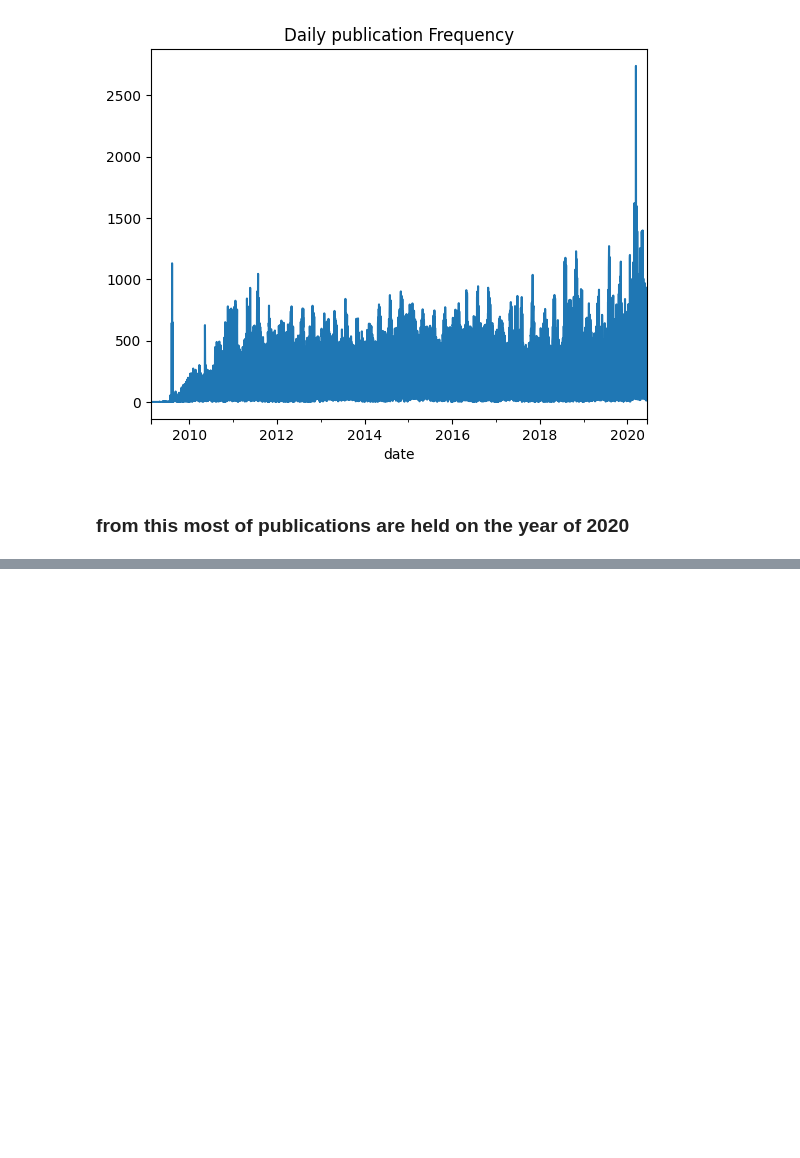
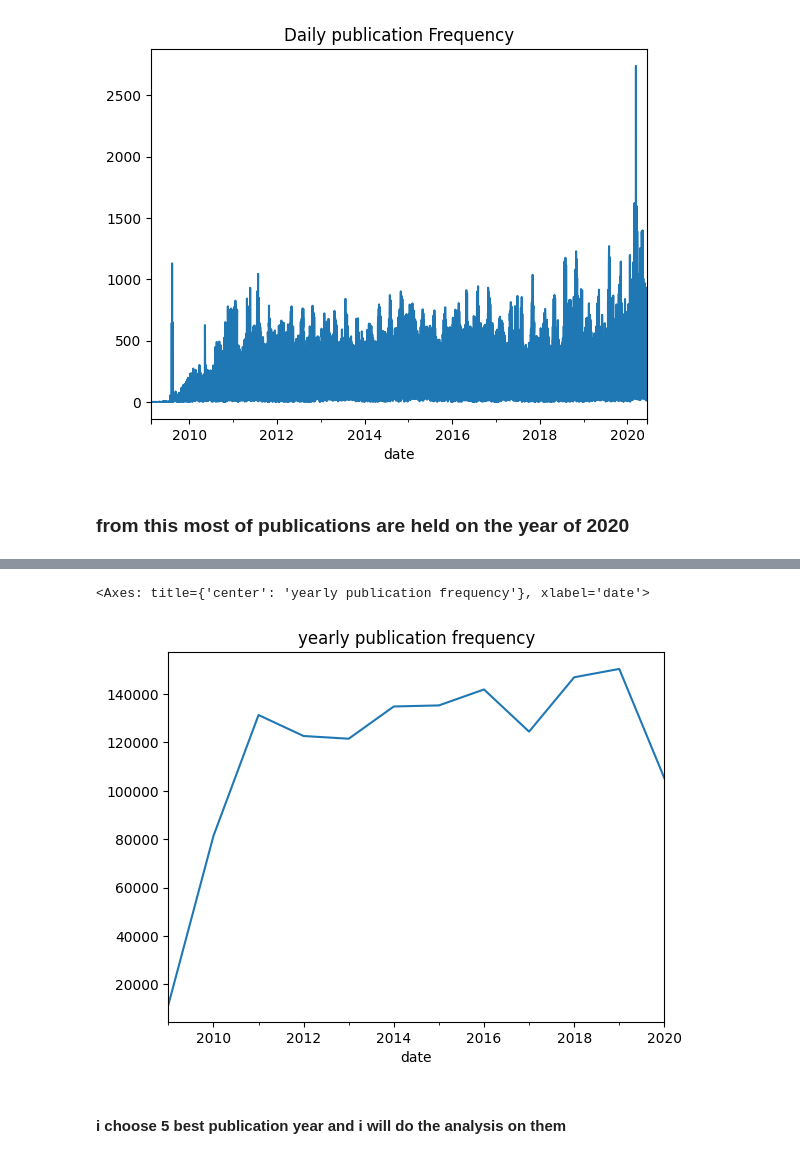
Before and after one commit to Bereket-07/Financial-News-Sentiment-and-Stock-Market-Analysis, a Jupyter notebook: notebooks/__init__.ipynb, the cells around one changed output, grey strips where cells are left out. Drawn from its saved outputs; the diff is of its cells as text; code cells hidden in the pictures; blank space fills up the shorter version.

```diff
--- a/notebooks/__init__.ipynb
+++ b/notebooks/__init__.ipynb
@@ -114,0 +152,3 @@ resample_data_by_day.plot(title="Daily publication Frequency")
+# %%
+resamble_data_by_year = df['headline'].resample('YE').count()
+resamble_data_by_year.sort_values(ascending=False)
@@ -114,0 +170,7 @@ resample_data_by_day.plot(title="Daily publication Frequency")
+# %%
+resamble_data_by_year.plot(title="yearly publication frequency")
+# %% [output]
+<Axes: title={'center': 'yearly publication frequency'}, xlabel='date'>
+[figure, added]
+# %% [markdown]
+#### i choose 5 best publication year and i will do the analysis on them
```
Also changed, not shown: parts of 13 cells of this notebook.
